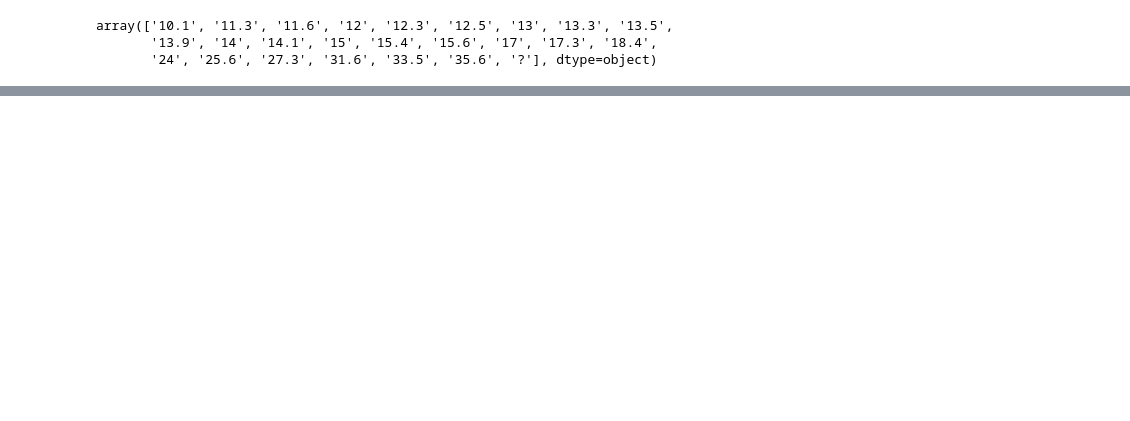
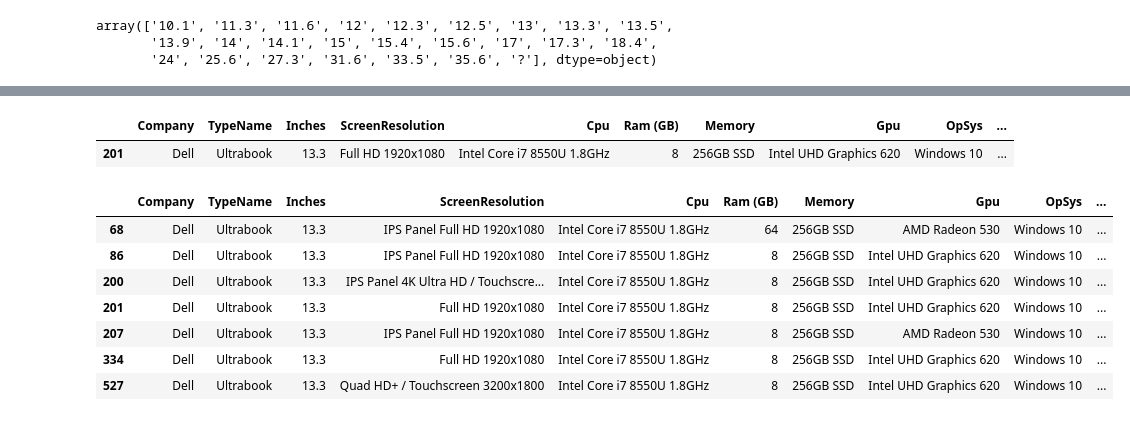
Before and after one commit to HaileleulGirma/Laptop-price-predicting-model, a Jupyter notebook: laptop sales data/laptop_sales.ipynb, the cells around one changed output, grey strips where cells are left out. Drawn from its saved outputs; the diff is of its cells as text; code cells hidden in the pictures; blank space fills up the shorter version.

```diff
--- a/laptop sales data/laptop_sales.ipynb
+++ b/laptop sales data/laptop_sales.ipynb
@@ -141,0 +144,2 @@ NameError: name 'index' is not defined
+# %%
+laptop_sales = laptop_sales.rename(columns={'Weight': 'Weight (Kg)'})
@@ -141,0 +162,2 @@ NameError: name 'index' is not defined
+# %%
+laptop_sales["Weight (Kg)"] = laptop_sales["Weight (Kg)"].str[:-2]
@@ -141,0 +184,16 @@ NameError: name 'index' is not defined
+# %%
+laptop_sales[laptop_sales["Weight (Kg)"] == '']
+# %% [output]
+|  | Company | TypeName | Inches | ScreenResolution | Cpu | Ram (GB) | Memory | Gpu | OpSys | ... |
+| 201 | Dell | Ultrabook | 13.3 | Full HD 1920x1080 | Intel Core i7 8550U 1.8GHz | 8 | 256GB SSD | Intel UHD Graphics 620 | Windows 10 | ... |
+# %%
+laptop_sales[(laptop_sales["TypeName"] == "Ultrabook") & (laptop_sales['Company'] == "Dell" ) & (laptop_sales["Memory"] == '256GB SSD') & (laptop_sales["Cpu"] == "Intel Core i7 8550U 1.8GHz")]
+# %% [output]
+|  | Company | TypeName | Inches | ScreenResolution | Cpu | Ram (GB) | Memory | Gpu | OpSys | ... |
+| 68 | Dell | Ultrabook | 13.3 | IPS Panel Full HD 1920x1080 | Intel Core i7 8550U 1.8GHz | 64 | 256GB SSD | AMD Radeon 530 | Windows 10 | ... |
+| 86 | Dell | Ultrabook | 13.3 | IPS Panel Full HD 1920x1080 | Intel Core i7 8550U 1.8GHz | 8 | 256GB SSD | Intel UHD Graphics 620 | Windows 10 | ... |
+| 200 | Dell | Ultrabook | 13.3 | IPS Panel 4K Ultra HD / Touchscre... | Intel Core i7 8550U 1.8GHz | 8 | 256GB SSD | Intel UHD Graphics 620 | Windows 10 | ... |
+| 201 | Dell | Ultrabook | 13.3 | Full HD 1920x1080 | Intel Core i7 8550U 1.8GHz | 8 | 256GB SSD | Intel UHD Graphics 620 | Windows 10 | ... |
+| 207 | Dell | Ultrabook | 13.3 | IPS Panel Full HD 1920x1080 | Intel Core i7 8550U 1.8GHz | 8 | 256GB SSD | AMD Radeon 530 | Windows 10 | ... |
+| 334 | Dell | Ultrabook | 13.3 | Full HD 1920x1080 | Intel Core i7 8550U 1.8GHz | 8 | 256GB SSD | Intel UHD Graphics 620 | Windows 10 | ... |
+| 527 | Dell | Ultrabook | 13.3 | Quad HD+ / Touchscreen 3200x1800 | Intel Core i7 8550U 1.8GHz | 8 | 256GB SSD | Intel UHD Graphics 620 | Windows 10 | ... |
```
Also changed, not shown: parts of 21 cells of this notebook.
